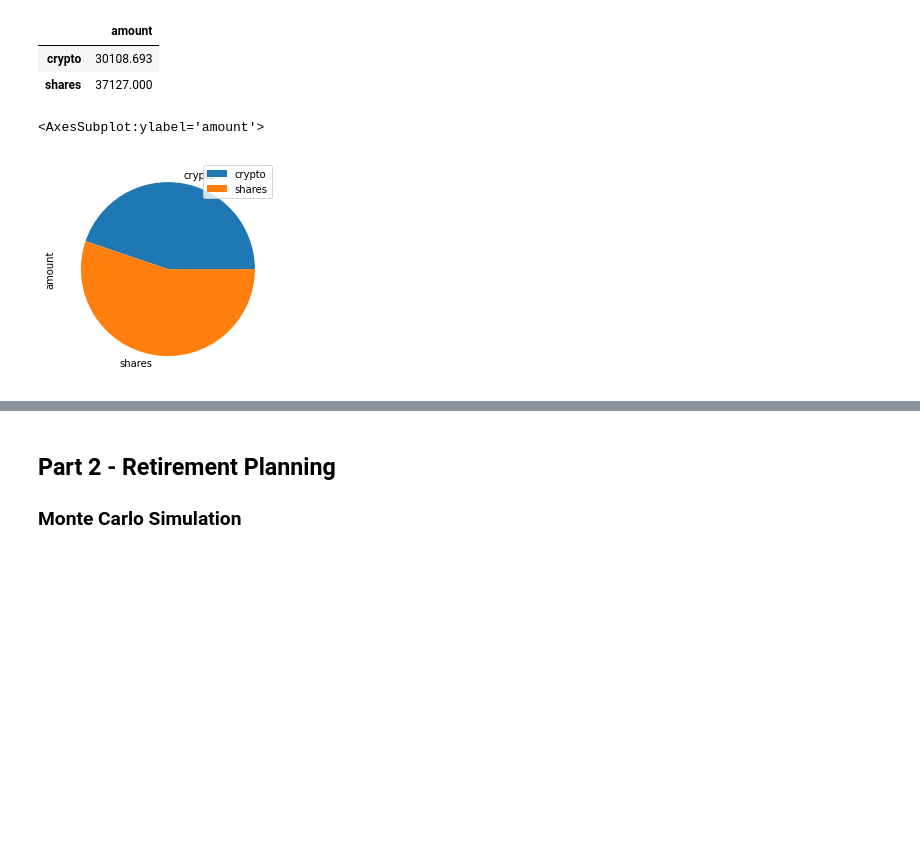
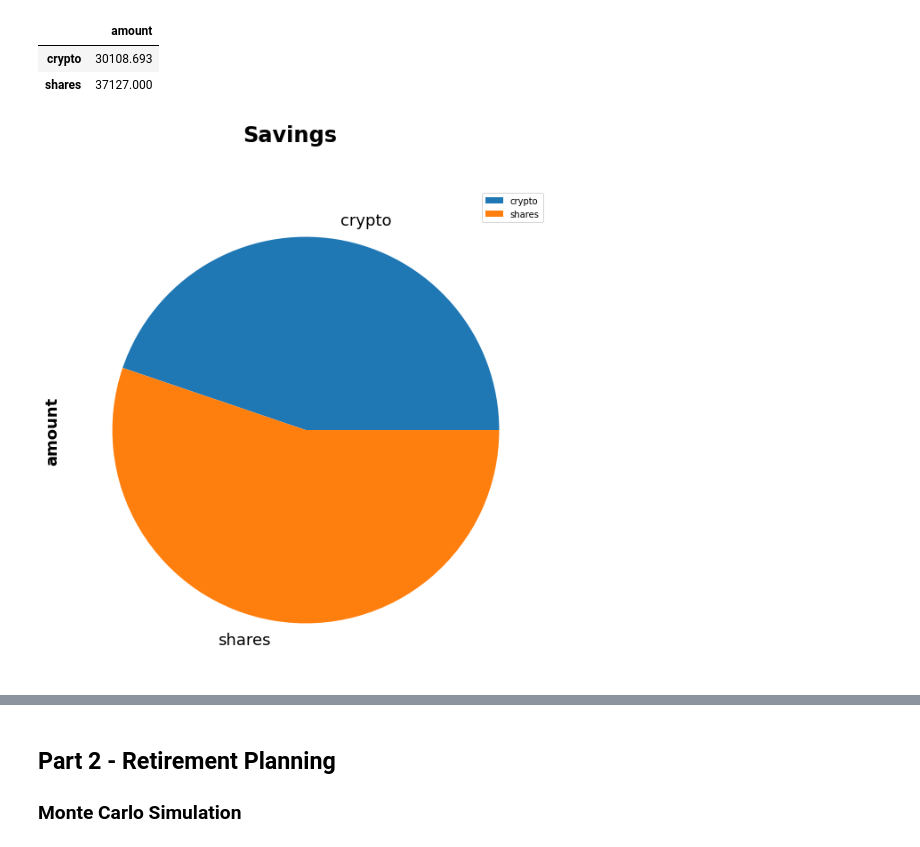
Before and after one commit to SZun/api-challenge, a Jupyter notebook: financial-planner.ipynb, the cells around one changed output, grey strips where cells are left out. Cells and saved outputs as stored; diff of their text form; code cells hidden in the pictures; blank space fills up the shorter version.

Commit message:
stlyled pie chart

```diff
--- a/financial-planner.ipynb
+++ b/financial-planner.ipynb
@@ -158,10 +157,12 @@ display(df_savings)
 | shares | 37127.000 |
 # %%
 # Plot savings pie chart
-df_savings.plot(kind='pie', y='amount')
+df_savings.plot.pie(y='amount',figsize=(20,10), fontsize=18);
+plt.plot(fontweight='bold');
+plt.ylabel('amount', fontsize=18, fontweight='bold');
+plt.suptitle('Savings', fontsize=24, fontweight='bold');
 # %% [output]
-<AxesSubplot:ylabel='amount'>
-[figure, old version]
+[figure, new version]
 # %%
 # Set ideal emergency fund
 emergency_fund = monthly_income * 3
```
Also changed, not shown: parts of 2 cells of this notebook.
